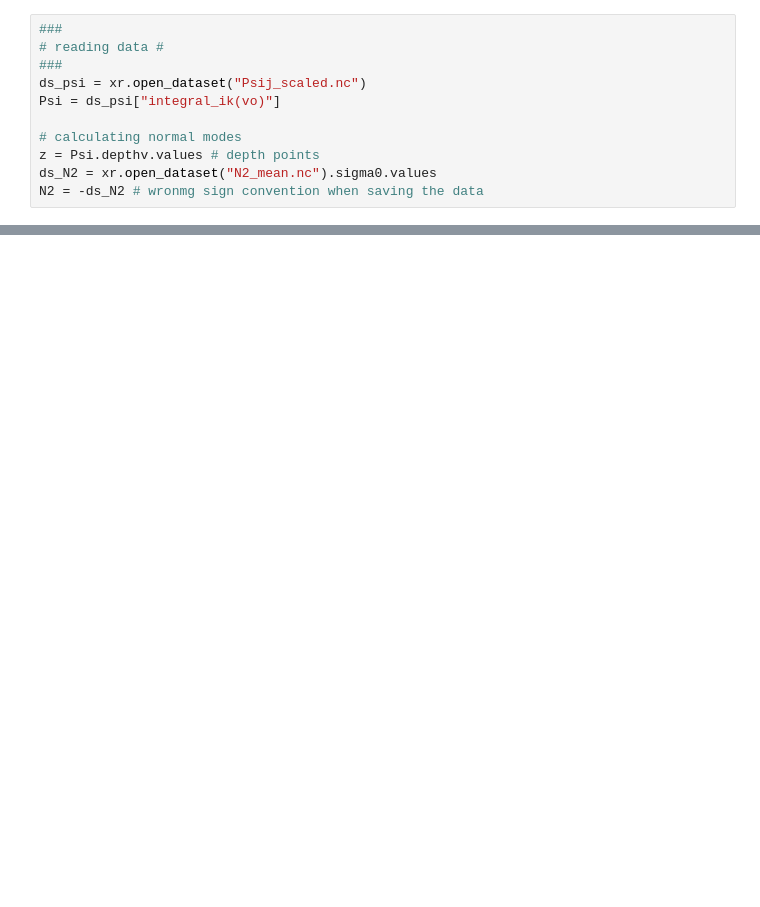
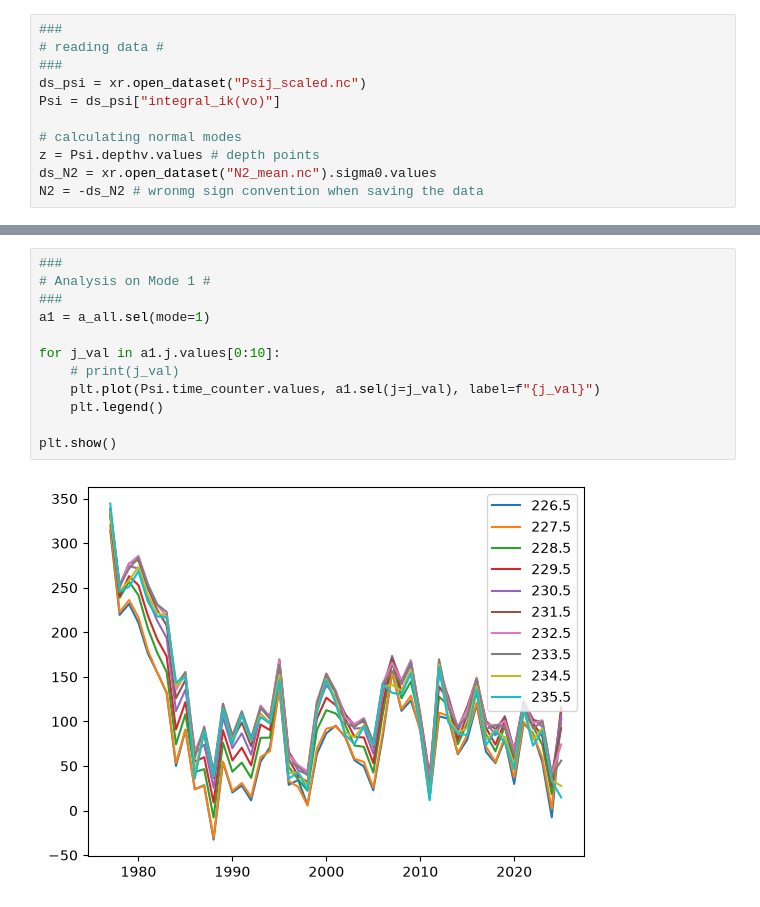
Before and after one commit to hanna-and/StreamfunctionPerturbations, a Jupyter notebook: get_rapid_data.ipynb, the cells around one changed output, grey strips where cells are left out. Cells and saved outputs as stored; diff of their text form; blank space fills up the shorter version.

```diff
--- a/get_rapid_data.ipynb
+++ b/get_rapid_data.ipynb
@@ -182,0 +228,14 @@ a_all shape: (30, 75, 49)
+# %%
+###
+# Analysis on Mode 1 #
+###
+a1 = a_all.sel(mode=1)
+
+for j_val in a1.j.values[0:10]:
+    # print(j_val)
+    plt.plot(Psi.time_counter.values, a1.sel(j=j_val), label=f"{j_val}")
+    plt.legend()
+
+plt.show()
+# %% [output]
+[figure, added]
```
Also changed, not shown: parts of 5 cells of this notebook, 1 other file.
